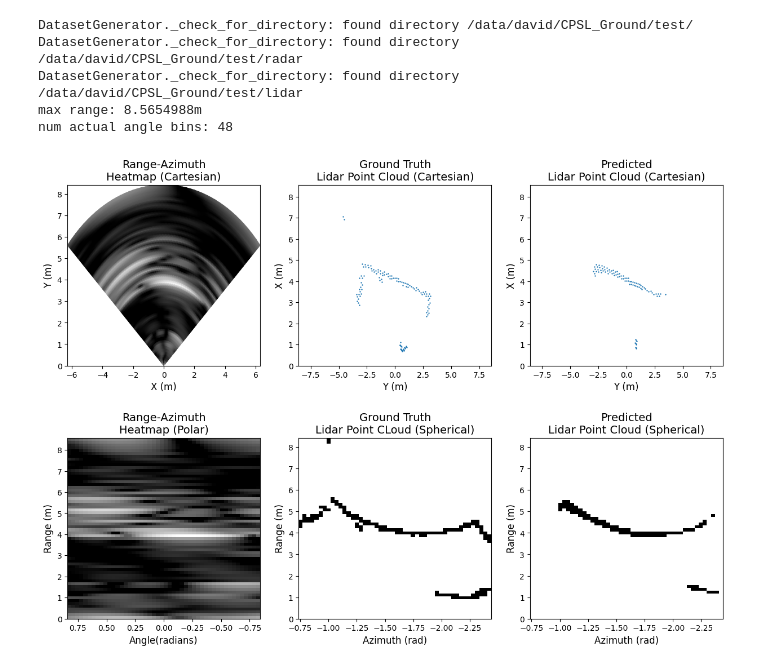
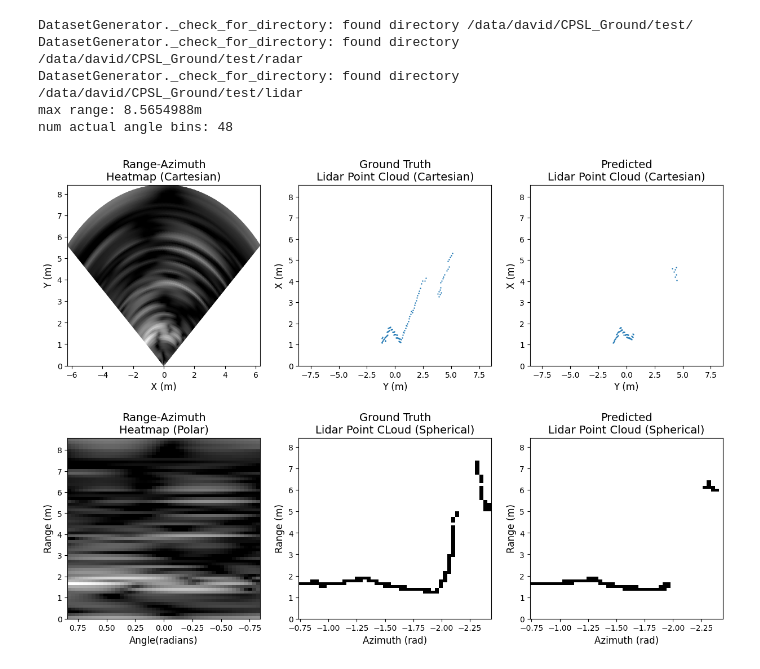
Before and after one commit to cpsl-research/radar-dev, a Jupyter notebook: Notebooks/view_results.ipynb, the cells around one changed output. Saved outputs shown, nothing was run; the diff lists cells and outputs as text; code cells hidden in the pictures.

```diff
--- a/Notebooks/view_results.ipynb
+++ b/Notebooks/view_results.ipynb
@@ -102,9 +102,9 @@ result_analyzer = Analyzer(
 )
 # %%
 #show the results for a given sample
-result_analyzer.view_result(sample_idx=222)
+result_analyzer.view_result(sample_idx=1500)
 # %% [output]
-[figure, old version]
+[figure, new version]
 # %%
 result_analyzer.plot_chamfer_hausdorf_cdfs()
 # %% [output]
```
Also changed, not shown: parts of 1 cell of this notebook, 8 other files.
